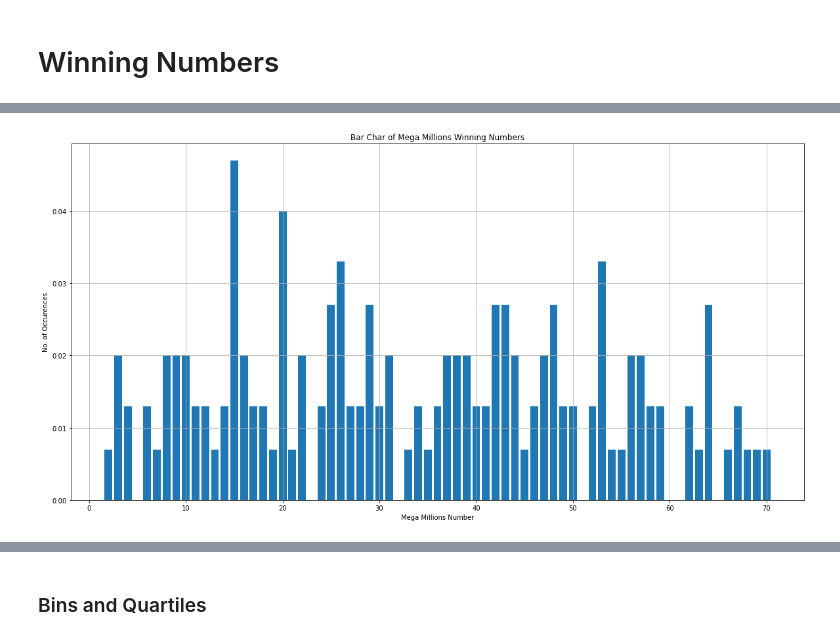
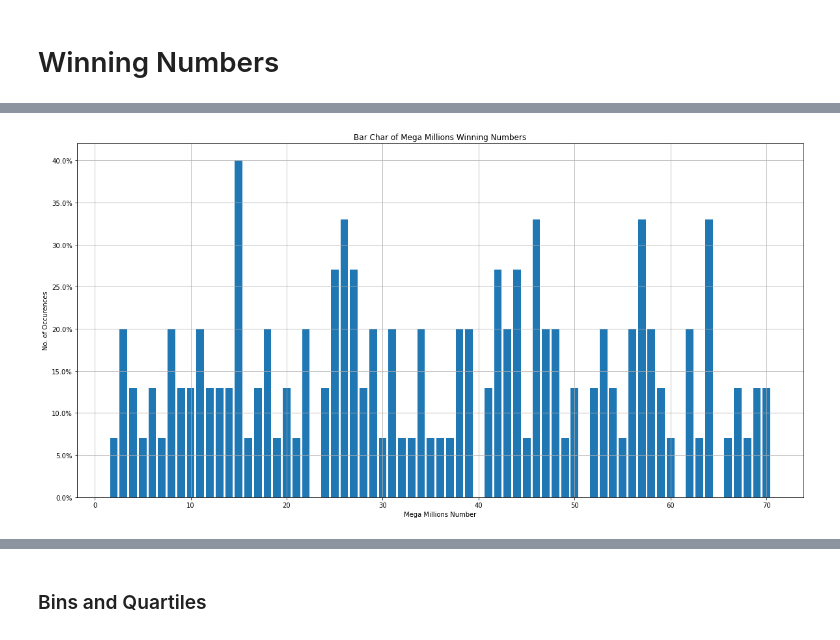
Before and after one commit to Jamals211/Gaming_The_Lottery, a Jupyter notebook: Lottery.ipynb, the cells around one changed output, grey strips where cells are left out. Cells and saved outputs as stored; diff of their text form; code cells hidden in the pictures.

```diff
--- a/Lottery.ipynb
+++ b/Lottery.ipynb
@@ -32,6 +35,12 @@ import seaborn as sns
 # %%
 #create a data set that contains all the winning numbers
 data=[
+[6,13,34,46,62],
+[18,34,44,60,69],
+[46,54,57,58,66],
+[27,32,50,52,57],
+[11,44,45,46,70],
+[5,11,25,27, 64],
 [15,16,18,39,59],
 [9,38,47,49,68],
 [14,39,43,44,67],
@@ -165,31 +249,29 @@ for x in lst:
 # %%
 def frequencies(values):
     frequencies = {}
     for v in values:
         if v in frequencies:
             frequencies[v] += 1
         else:
             frequencies[v] = 1
     return frequencies
 def probabilities(sample, freqs):
     probs = []
     for k,v in freqs.items():
         probs.append(round(v/len(sample),3))
     return probs
 sample = lst                                    #lst is the list of numbers that are sorted
 freqs = frequencies(sample)                     # frequency is how often the number occurs
 probs = probabilities(sample, freqs)            #probabilility appends (#/length of the sample) to three decimal
 x_axis = list(set(sample))                      # x_axis just counts the numbers from 1 to 70
 fig = plt.figure(figsize = (20, 10))
 plt.bar(x_axis, probs)
-# plt.xticks(np.arange(min(x), max(x)+1, 1.0))
-
-
+plt.gca().yaxis.set_major_formatter(mtick.PercentFormatter(.1))
 plt.xlabel("Mega Millions Number")
 plt.ylabel("No. of Occurences")
 plt.title("Bar Char of Mega Millions Winning Numbers")
 plt.grid()
 plt.savefig("Images/MegaMillionsProbabilityBar.png", bbox_inches='tight')
 plt.show()
 # %% [output]
-[figure, old version]
+[figure, new version]
```
Also changed, not shown: parts of 61 cells of this notebook, 7 other files.
